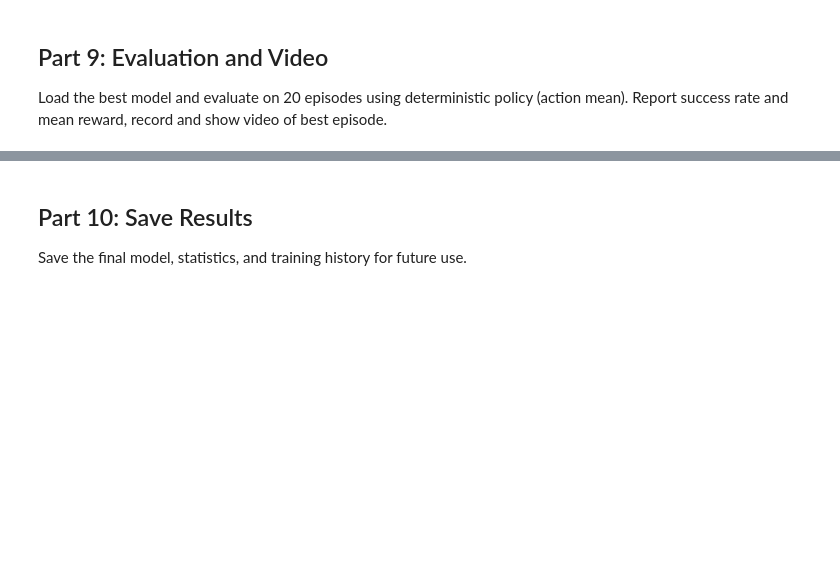
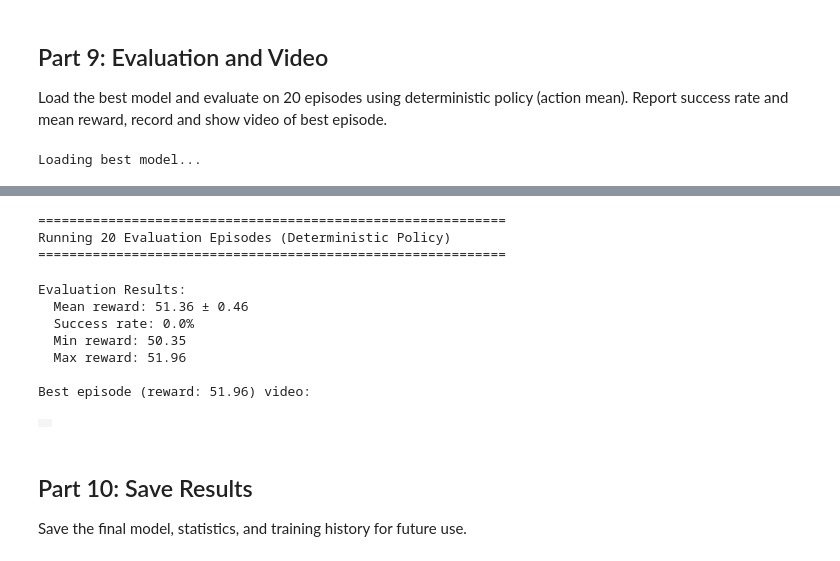
Before and after one commit to 68076012/humanoid-rl-training, a Jupyter notebook: rl_humanoid_apple.ipynb, the cells around one changed output, grey strips where cells are left out. Saved outputs shown, nothing was run; the diff lists cells and outputs as text; code cells hidden in the pictures; blank space fills up the shorter version.

```diff
--- a/rl_humanoid_apple.ipynb
+++ b/rl_humanoid_apple.ipynb
@@ -826,8 +831,10 @@ Load the best model and evaluate on 20 episodes using deterministic policy (acti
 Report success rate and mean reward, record and show video of best episode.
 # %%
 def record_episode(agent: ActorCritic, max_steps: int = 100,
-                   deterministic: bool = True, device: torch.device = device) -> Tuple[float, bool, list]:
+                   deterministic: bool = True, device: torch.device = None) -> Tuple[float, bool, list]:
     """Record a single episode and return reward, success, and frames."""
+    if device is None:
+        device = torch.device("cuda" if torch.cuda.is_available() else "cpu")
     env = gym.make(
         'UnitreeG1PlaceAppleInBowl-v1',
         num_envs=1,
@@ -886,11 +893,12 @@ checkpoint = torch.load("./results_g1/best_model.pt", map_location=device)
 # For now, create a dummy env to get dimensions
 temp_env = gym.make('UnitreeG1PlaceAppleInBowl-v1', num_envs=1, obs_mode='state')
 temp_env = RightArmOnlyWrapper(temp_env)
+# NOTE: Capture action_dim BEFORE CPUGymWrapper as it resets to base_env's space
+action_dim = temp_env.action_space.shape[-1]  # Should be 13 (right arm only)
 temp_env = CPUGymWrapper(temp_env)
 obs_sample, _ = temp_env.reset()
 obs_tensor = flatten_obs(obs_sample)
 obs_dim = obs_tensor.shape[-1]
-action_dim = temp_env.action_space.shape[-1]
 temp_env.close()
 
 eval_agent = ActorCritic(obs_dim, action_dim).to(device)
@@ -930,3 +938,5 @@ print(f"  Max reward: {np.max(eval_rewards):.2f}")
 if best_frames is not None and len(best_frames) > 0:
     print(f"\nBest episode (reward: {best_reward:.2f}) video:")
     media.show_video(best_frames, fps=20)
+# %% [output]
+Loading best model...
@@ -933,3 +944,14 @@ if best_frames is not None and len(best_frames) > 0:
+============================================================
+Running 20 Evaluation Episodes (Deterministic Policy)
+============================================================
+Evaluation Results:
+  Mean reward: 51.36 ± 0.46
+  Success rate: 0.0%
+  Min reward: 50.35
+  Max reward: 51.96
+
+Best episode (reward: 51.96) video:
+|  |
 # %% [markdown]
 ## Part 10: Save Results
 
```
Also changed, not shown: parts of 4 cells of this notebook, 3 other files.
